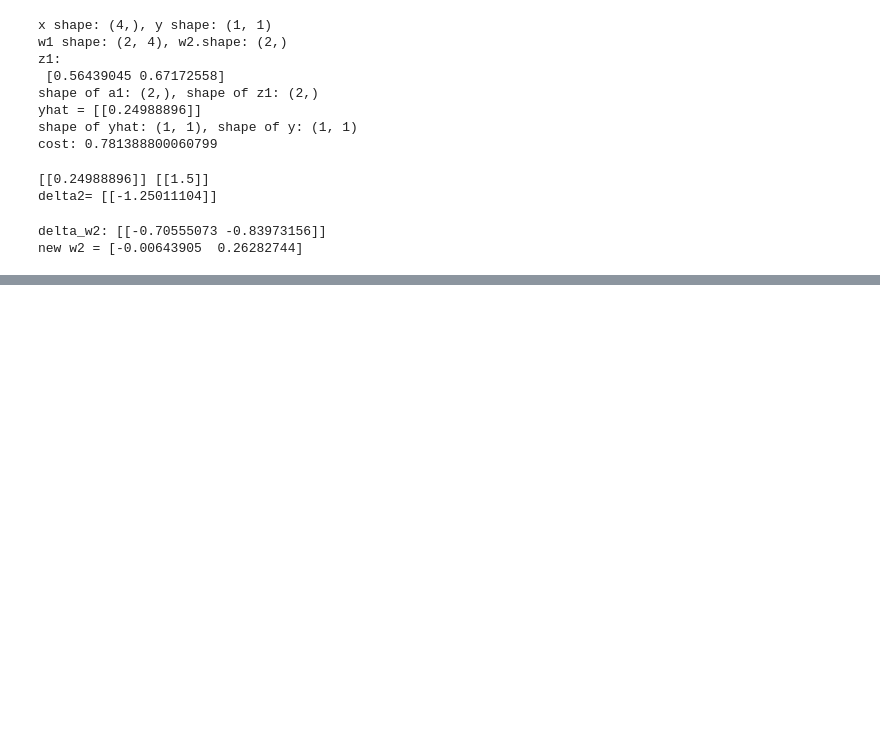
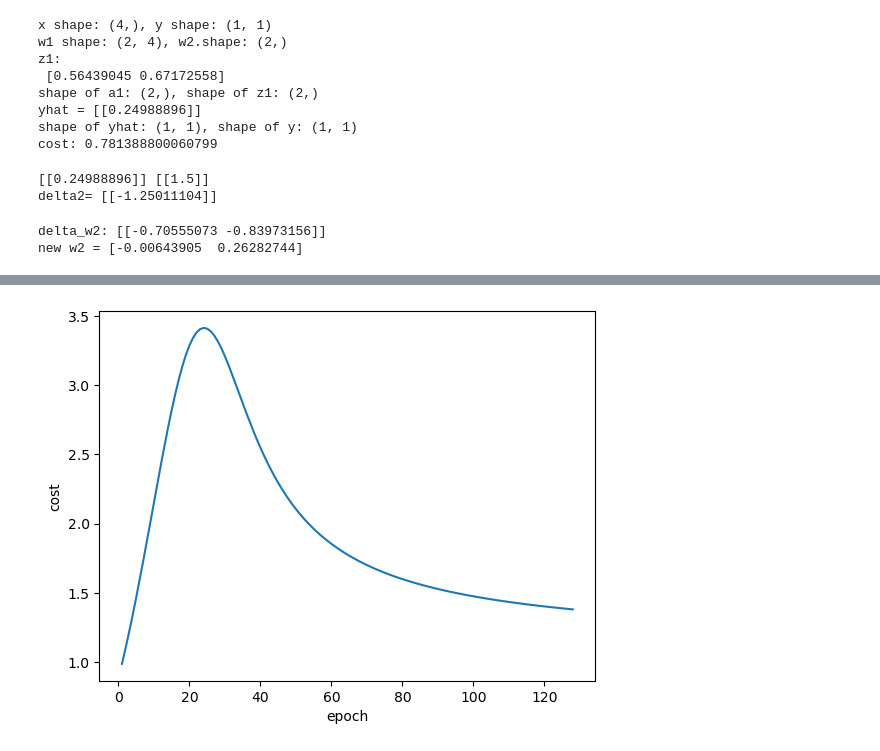
Before and after one commit to matthewpkearney/cs559_hw4, a Jupyter notebook: HW4_MattKearney.ipynb, the cells around one changed output, grey strips where cells are left out. Drawn from its saved outputs; the diff is of its cells as text; code cells hidden in the pictures; blank space fills up the shorter version.

```diff
--- a/HW4_MattKearney.ipynb
+++ b/HW4_MattKearney.ipynb
@@ -223,13 +259,16 @@ print(f'new w2 = {w2}')
 delta_w2: [[-0.70555073 -0.83973156]]
 new w2 = [-0.00643905  0.26282744]
 # %%
+#b.
+
 def sigmoid_prime(x):
     return x*(1-x)
 
 dz1 = sigmoid_prime(z1)
 delta1 = delta2*w2*dz1
-w1 = w1 - eta
 dE_dW1 = delta1.T*x.T #2x1 x 1x4 -> 2x4
+w1 = w1 - eta*dE_dW1
+
 print(f'dz1: \n {dz1}')
 print(f'dw1: \n {delta1}')
 print(f'new w1: \n {w1}')
@@ -300,0 +378,81 @@ forward+backward
+# %%
+def sigmoid(x):
+    return 1/(1+np.exp(-x))
+
+def _delta(y,ypred):
+    return ypred-y
+
+def _cost(y,ypred):
+    cost = np.sum(_delta(y,ypred)**2)/2
+    return cost
+
+
+def fBNN(x,y,w1,w2,eta,epoch):
+    cost_list = []
+    epoch_list = []
+    ypred_list = []
+
+    for i in range(1,epoch+1):
+        """
+        forward propagation
+        """
+        a1 = np.dot(x.T,w1.T)
+        z1 = sigmoid(a1)
+        yhat = np.dot(w2.T,z1).reshape(-1,1)
+        # cost_list.append(_cost(y, yhat))
+        cost = _cost(y, yhat) #cost_list[i-1]
+
+        if i == 1:
+            print(f'start epoch: cost: {cost}, y_pred = {yhat}')
+
+        """
+        backpropagation from the output layer to the hidden layer
+        """
+        delta2 = yhat - y
+        dE_dW2 = delta2*z1
+        w2 = w2 - eta*z1
+
+        """
+        beckpropagation from the hidden layer to the input layer
+        """
+        dz1 = sigmoid_prime(z1)
+        delta1 = delta2*w2*dz1
+        dE_dW1 = delta1.T*x.T #2x1 x 1x4 -> 2x4
+        w1 = w1 - eta*dE_dW1
+
+
+        """
+        forward propagation with new weights
+        """
+        a1 = np.dot(x.T,w1.T)
+        z1 = sigmoid(a1)
+
+        yhat_new = np.dot(w2.T,z1).reshape(-1,1)
+        cost_new = _cost(y, yhat_new)
+
+        ## Early Stop
+        if i>=1 and cost_new >=5E-3:
+            epoch_list.append(i)
+
+            cost_list.append(cost_new)
+            ypred_list.append(yhat_new)
+        if i > 1 and cost_new <= 5E-3:
+            print("early stop epoch:",i,"cost:",cost_new,"y_pred:",yhat_new)
+            break
+
+        cost = cost_new
+        yhat = yhat_new
+
+
+    print(f'last epoch {i}: \n',"cost:",cost_new,"y_pred:",yhat_new)
+    plt.plot(epoch_list, cost_list)
+    plt.xlabel('epoch')
+    plt.ylabel('cost')
+    plt.show()
+
+    return w1, w2
+
+eta = 0.1
+epoch = 128
+w1, w2 = fBNN(x, y, w1, w2, eta, epoch)
+# %% [output]
@@ -300,0 +462 @@ forward+backward
+[figure, added]
```
Also changed, not shown: parts of 13 cells of this notebook.
